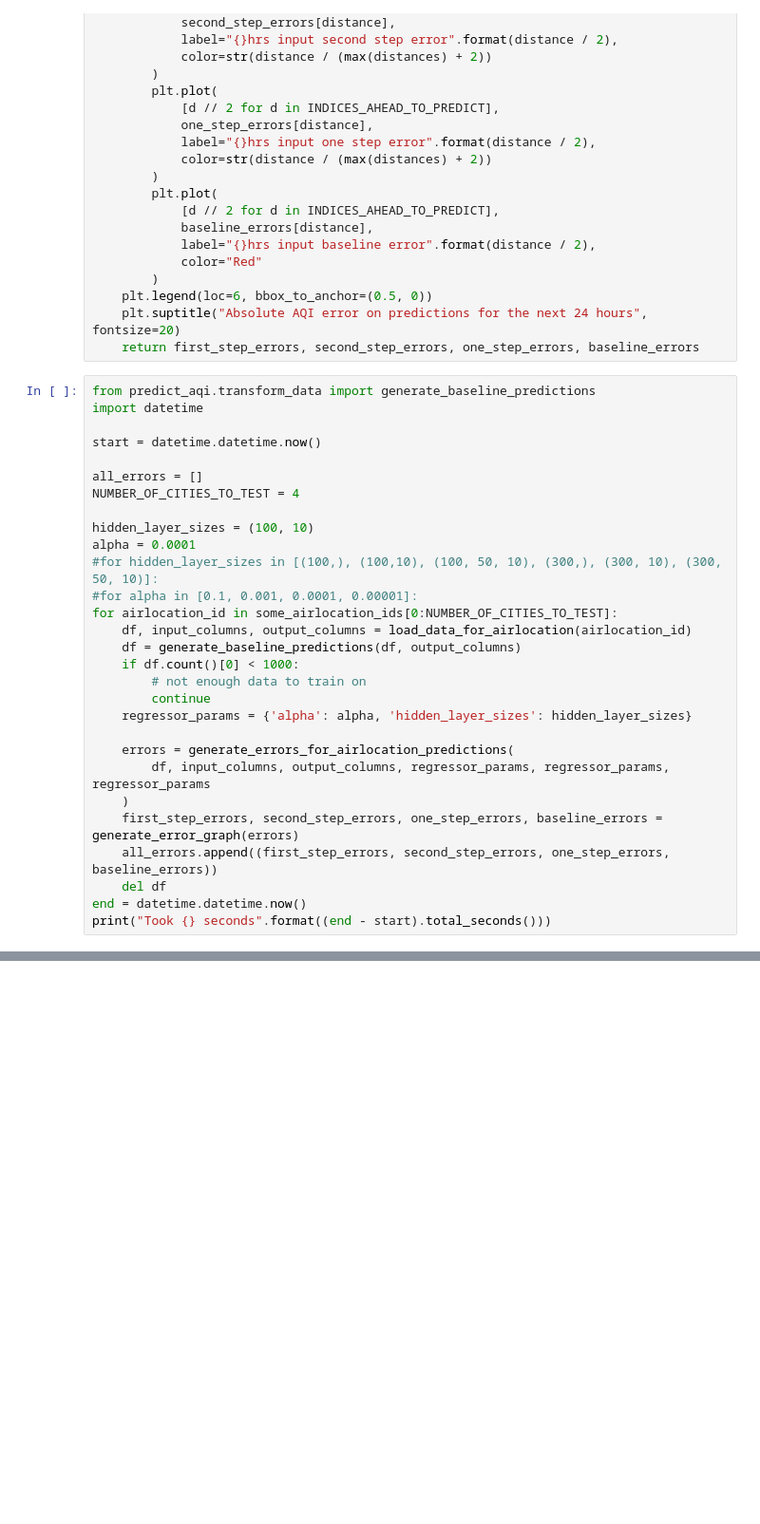
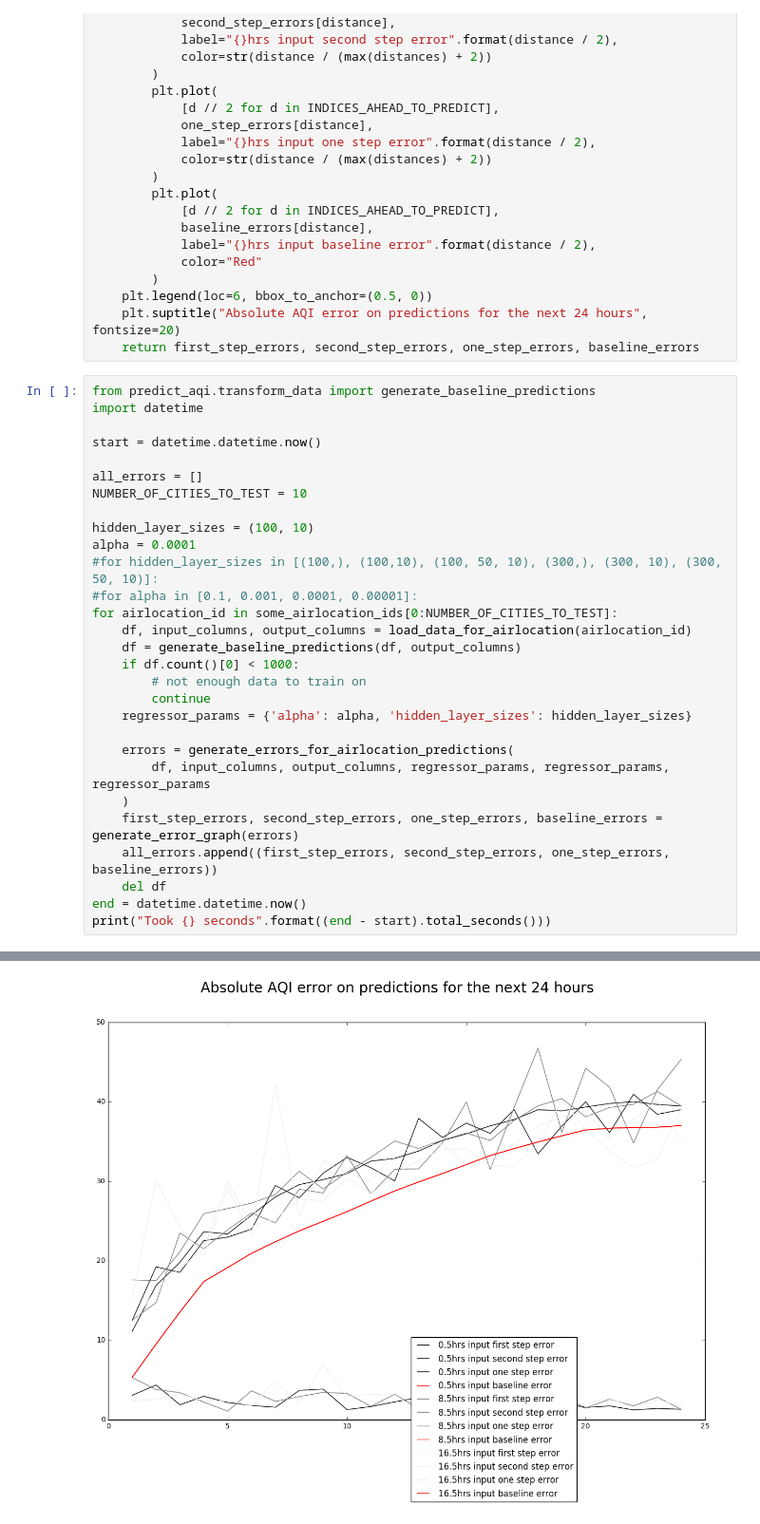
Before and after one commit to curiousest/predict-AQI, a Jupyter notebook: predict_aqi/notebooks/hypothesis3_history_depth.ipynb, the cells around one changed output, grey strips where cells are left out. Shown at 95% size. Saved outputs shown, nothing was run; the diff lists cells and outputs as text; blank space fills up the shorter version.

```diff
--- a/predict_aqi/notebooks/hypothesis3_history_depth.ipynb
+++ b/predict_aqi/notebooks/hypothesis3_history_depth.ipynb
@@ -188,7 +188,7 @@ import datetime
 start = datetime.datetime.now()
 
 all_errors = []
-NUMBER_OF_CITIES_TO_TEST = 4
+NUMBER_OF_CITIES_TO_TEST = 10
 
 hidden_layer_sizes = (100, 10)
 alpha = 0.0001
@@ -210,3 +210,4 @@ for airlocation_id in some_airlocation_ids[0:NUMBER_OF_CITIES_TO_TEST]:
     del df
 end = datetime.datetime.now()
 print("Took {} seconds".format((end - start).total_seconds()))
+# %% [output]
@@ -212,0 +230 @@ print("Took {} seconds".format((end - start).total_seconds()))
+[figure, added]
```
Also changed, not shown: parts of 2 cells of this notebook.
